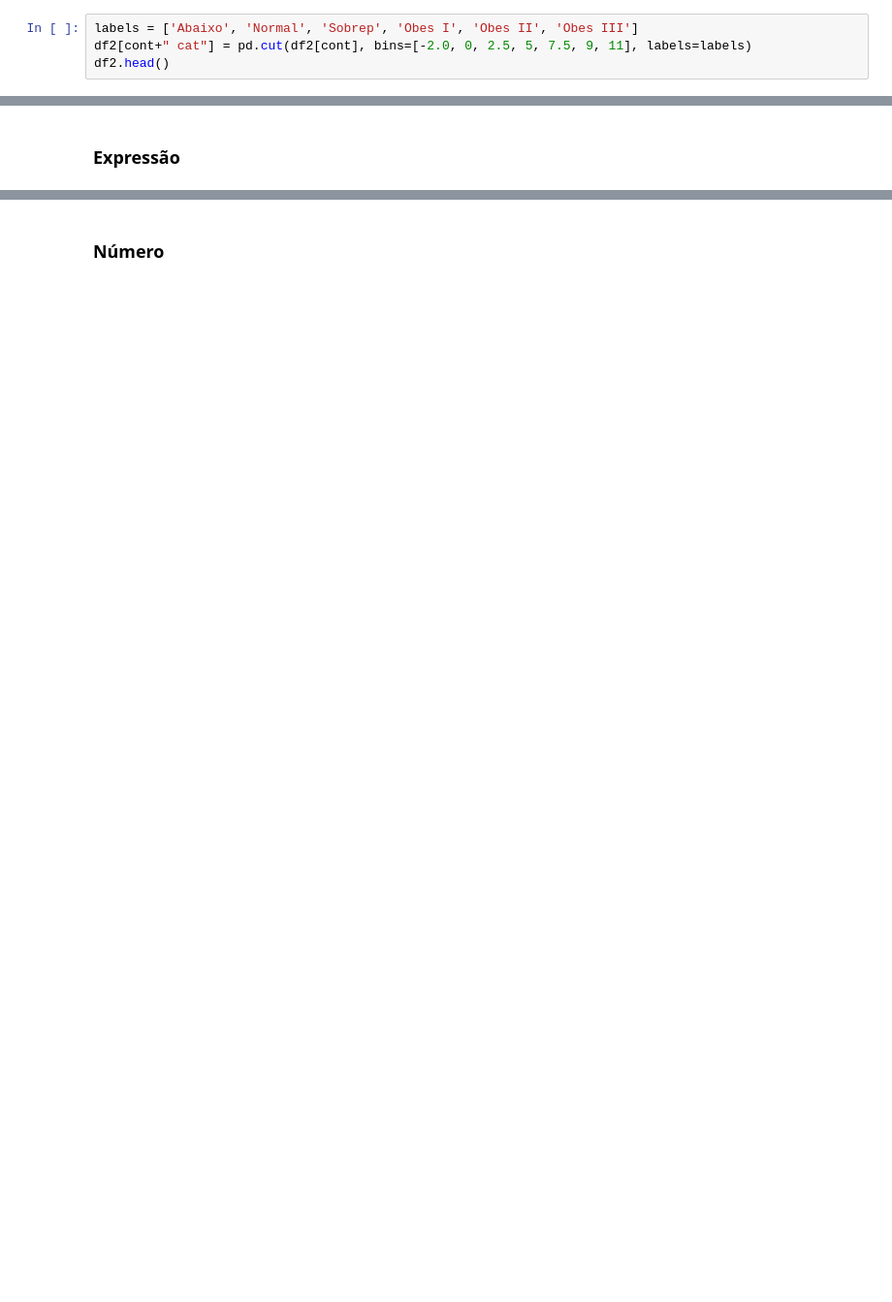
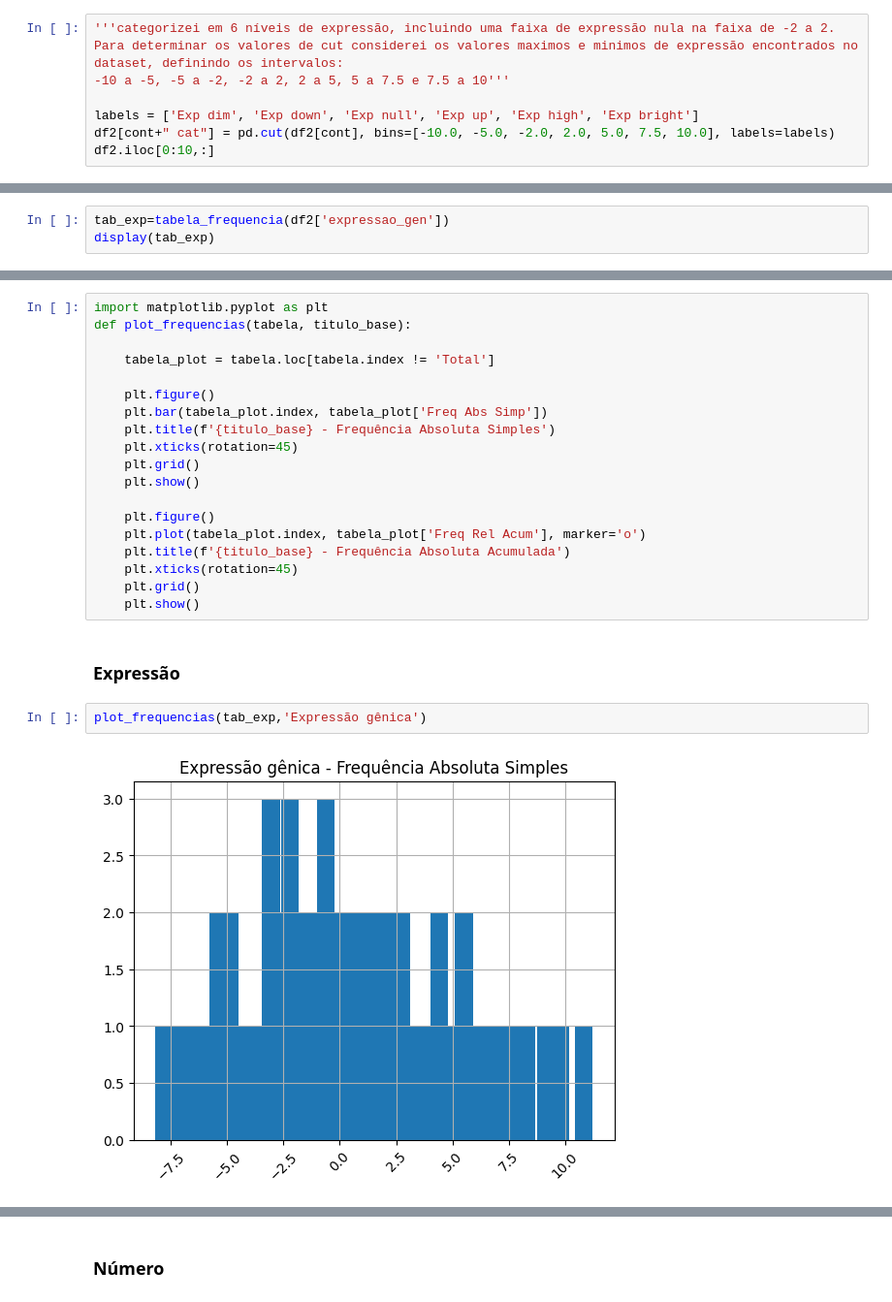
Before and after one commit to biancankusma/python_basico, a Jupyter notebook: 14-Variáveis_Quantitativas_2026-03-31.ipynb, the cells around one changed output, grey strips where cells are left out. Shown at 97% size. Drawn from its saved outputs; the diff is of its cells as text; blank space fills up the shorter version.

```diff
--- a/14-Variáveis_Quantitativas_2026-03-31.ipynb
+++ b/14-Variáveis_Quantitativas_2026-03-31.ipynb
@@ -63,4 +69,8 @@ df2.iloc[:,0].min()
 # %%
-labels = ['Abaixo', 'Normal', 'Sobrep', 'Obes I', 'Obes II', 'Obes III']
-df2[cont+" cat"] = pd.cut(df2[cont], bins=[-2.0, 0, 2.5, 5, 7.5, 9, 11], labels=labels)
-df2.head()
+'''categorizei em 6 níveis de expressão, incluindo uma faixa de expressão nula na faixa de -2 a 2.
+Para determinar os valores de cut considerei os valores maximos e minimos de expressão encontrados no dataset, definindo os intervalos:
+-10 a -5, -5 a -2, -2 a 2, 2 a 5, 5 a 7.5 e 7.5 a 10'''
+
+labels = ['Exp dim', 'Exp down', 'Exp null', 'Exp up', 'Exp high', 'Exp bright']
+df2[cont+" cat"] = pd.cut(df2[cont], bins=[-10.0, -5.0, -2.0, 2.0, 5.0, 7.5, 10.0], labels=labels)
+df2.iloc[0:10,:]
@@ -70,0 +118,3 @@ Obtenha a tabela de frequência das variáveis criadas nos exercícios 1 e 2.
+# %%
+tab_exp=tabela_frequencia(df2['expressao_gen'])
+display(tab_exp)
@@ -71,4 +152,27 @@ Obtenha a tabela de frequência das variáveis criadas nos exercícios 1 e 2.
 # %% [markdown]
 ## 05 – Gere os gráficos de barras e linhas para as frequências em cada umas das variáveis.
+# %%
+import matplotlib.pyplot as plt
+def plot_frequencias(tabela, titulo_base):
+
+    tabela_plot = tabela.loc[tabela.index != 'Total']
+
+    plt.figure()
+    plt.bar(tabela_plot.index, tabela_plot['Freq Abs Simp'])
+    plt.title(f'{titulo_base} - Frequência Absoluta Simples')
+    plt.xticks(rotation=45)
+    plt.grid()
+    plt.show()
+
+    plt.figure()
+    plt.plot(tabela_plot.index, tabela_plot['Freq Rel Acum'], marker='o')
+    plt.title(f'{titulo_base} - Frequência Absoluta Acumulada')
+    plt.xticks(rotation=45)
+    plt.grid()
+    plt.show()
 # %% [markdown]
 ### Expressão
+# %%
+plot_frequencias(tab_exp,'Expressão gênica')
+# %% [output]
+[figure, added]
```
Also changed, not shown: parts of 18 cells of this notebook.
